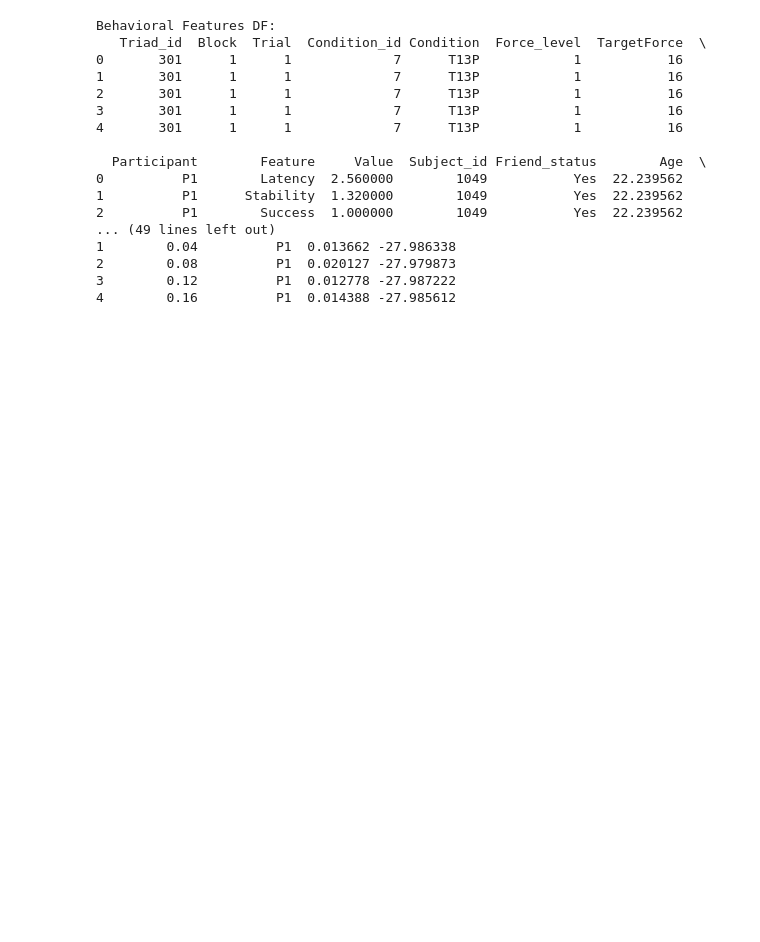
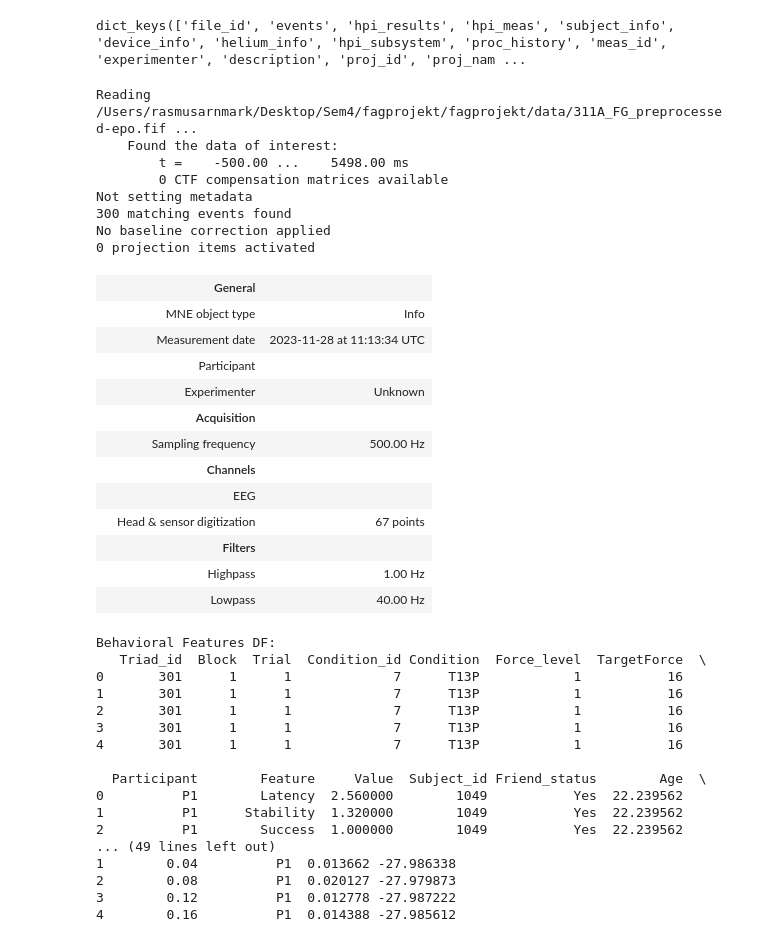
Before and after one commit to RasmusArnmark/fagprojekt, a Jupyter notebook: load.ipynb, the cells around one changed output. Drawn from its saved outputs; the diff is of its cells as text; code cells hidden in the pictures; blank space fills up the shorter version.

```diff
--- a/load.ipynb
+++ b/load.ipynb
@@ -100,3 +114,34 @@ Available columns in force_df: Index(['Triad_id', 'Block', 'Trial', 'Condition_i
+# %%
+eeg_data.info.keys()
+# %% [output]
+dict_keys(['file_id', 'events', 'hpi_results', 'hpi_meas', 'subject_info', 'device_info', 'helium_info', 'hpi_subsystem', 'proc_history', 'meas_id', 'experimenter', 'description', 'proj_id', 'proj_nam ...
+# %%
+eeg_data = mne.read_epochs(eeg_files[1], preload=True)
+
+epochs = eeg_data.copy()
+epochs.info
+# %% [output]
+Reading /Users/rasmusarnmark/Desktop/Sem4/fagprojekt/fagprojekt/data/311A_FG_preprocessed-epo.fif ...
+    Found the data of interest:
+        t =    -500.00 ...    5498.00 ms
+        0 CTF compensation matrices available
+Not setting metadata
+300 matching events found
+No baseline correction applied
+0 projection items activated
+|  | General |  |
+|  | MNE object type | Info |
+|  | Measurement date | 2023-11-28 at 11:13:34 UTC |
+|  | Participant |
+|  | Experimenter | Unknown |
+|  | Acquisition |  |
+|  | Sampling frequency | 500.00 Hz |
+|  | Channels |  |
+|  | EEG |  |
+|  | Head & sensor digitization | 67 points |
+|  | Filters |  |
+|  | Highpass | 1.00 Hz |
+|  | Lowpass | 40.00 Hz |
 # %%
 import pandas as pd
 
```
Also changed, not shown: parts of 4 cells of this notebook, 12 other files.
